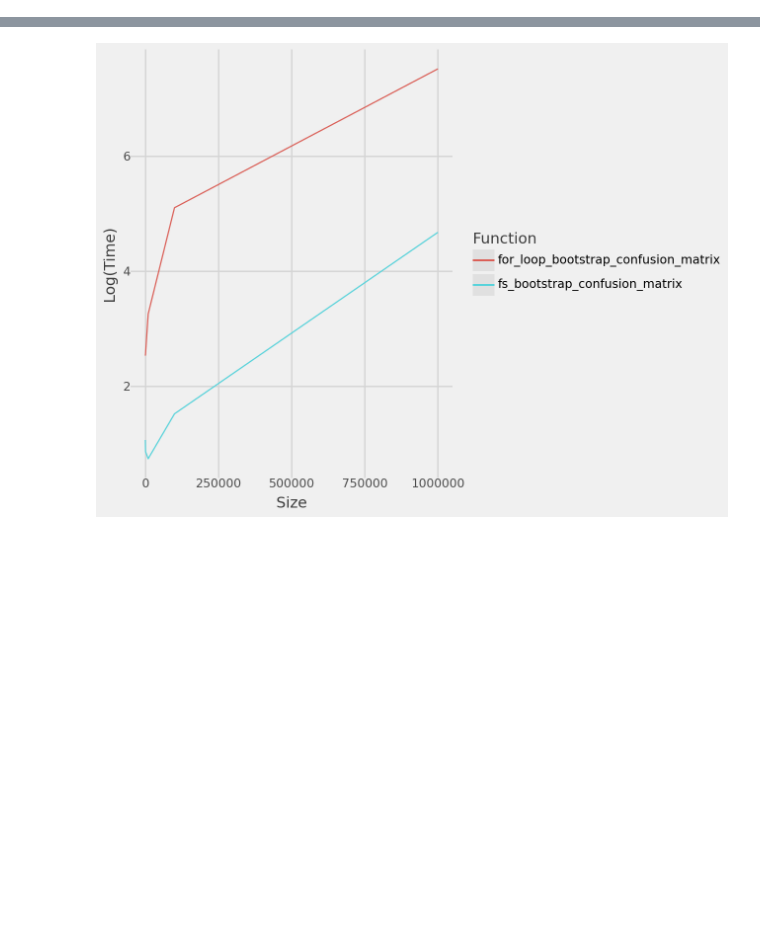
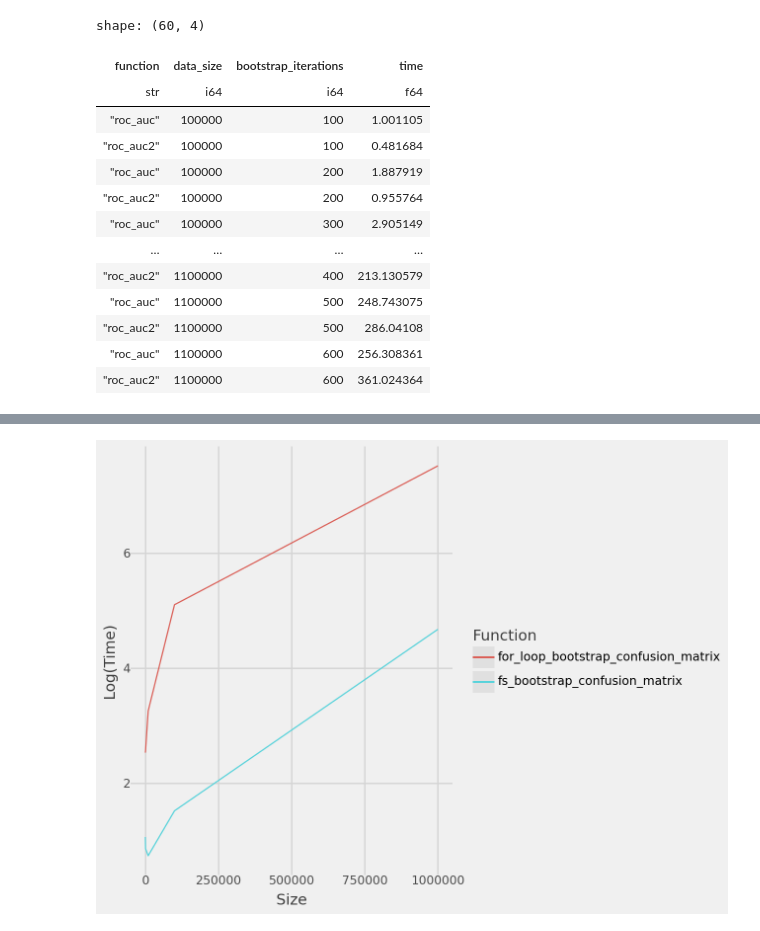
Before and after one commit to CangyuanLi/rapidstats, a Jupyter notebook: benchmarks/analyze_benchmarks.ipynb, the cells around one changed output, grey strips where cells are left out. Drawn from its saved outputs; the diff is of its cells as text; code cells hidden in the pictures; blank space fills up the shorter version.

```diff
--- a/benchmarks/analyze_benchmarks.ipynb
+++ b/benchmarks/analyze_benchmarks.ipynb
@@ -5,3 +77,20 @@ import plotnine as p9
+# %%
+x.filter(pl.col("data_size") >= 100_000)
+# %% [output]
+shape: (60, 4)
+| function | data_size | bootstrap_iterations | time |
+| str | i64 | i64 | f64 |
+| "roc_auc" | 100000 | 100 | 1.001105 |
+| "roc_auc2" | 100000 | 100 | 0.481684 |
+| "roc_auc" | 100000 | 200 | 1.887919 |
+| "roc_auc2" | 100000 | 200 | 0.955764 |
+| "roc_auc" | 100000 | 300 | 2.905149 |
+| … | … | … | … |
+| "roc_auc2" | 1100000 | 400 | 213.130579 |
+| "roc_auc" | 1100000 | 500 | 248.743075 |
+| "roc_auc2" | 1100000 | 500 | 286.04108 |
+| "roc_auc" | 1100000 | 600 | 256.308361 |
+| "roc_auc2" | 1100000 | 600 | 361.024364 |
 # %%
 BENCHMARK_DATA = pl.read_parquet("benchmark_data.parquet").with_columns(
     pl.col("Time").log1p().alias("Log(Time)")
```
Also changed, not shown: parts of 12 cells of this notebook, 4 other files.
